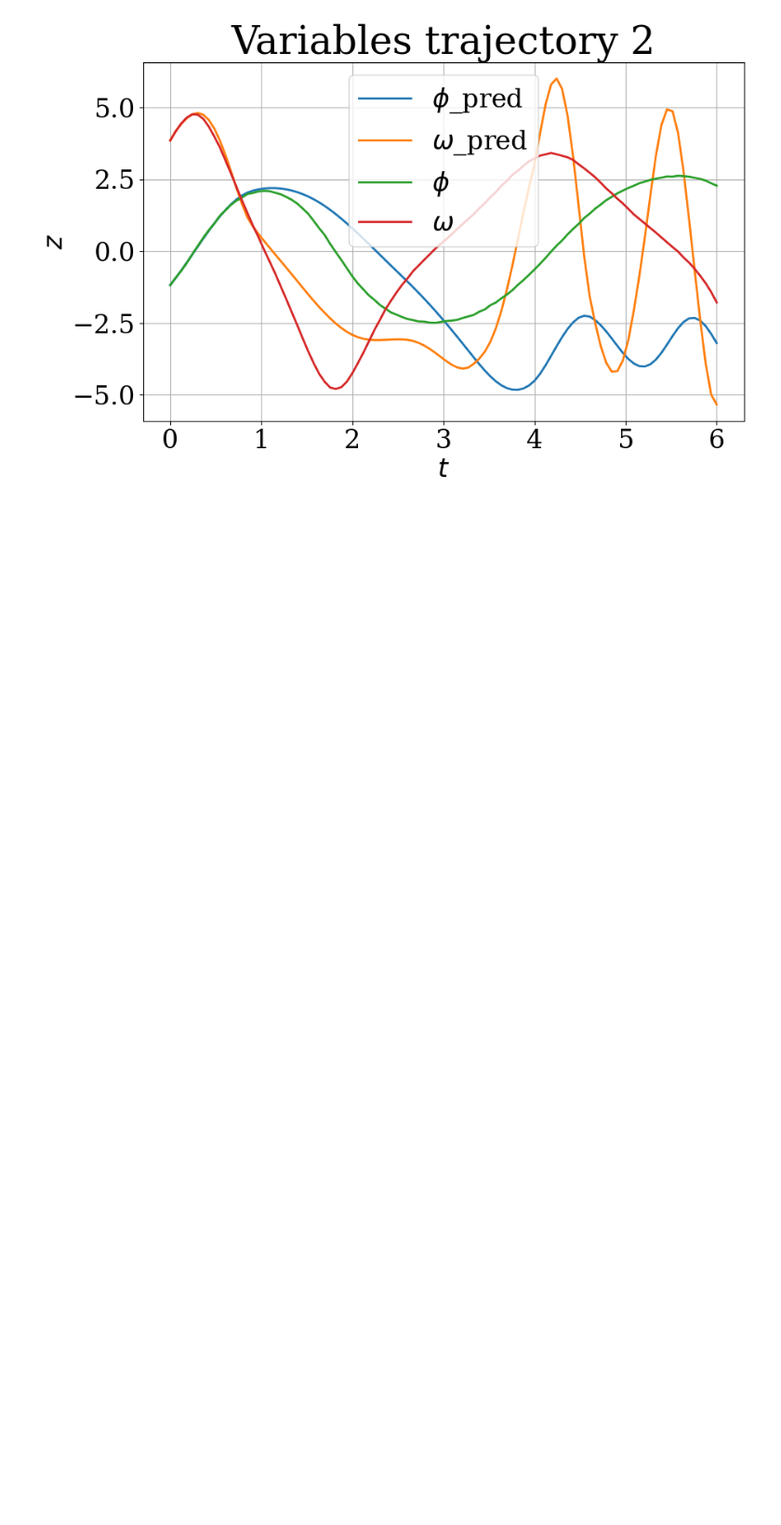
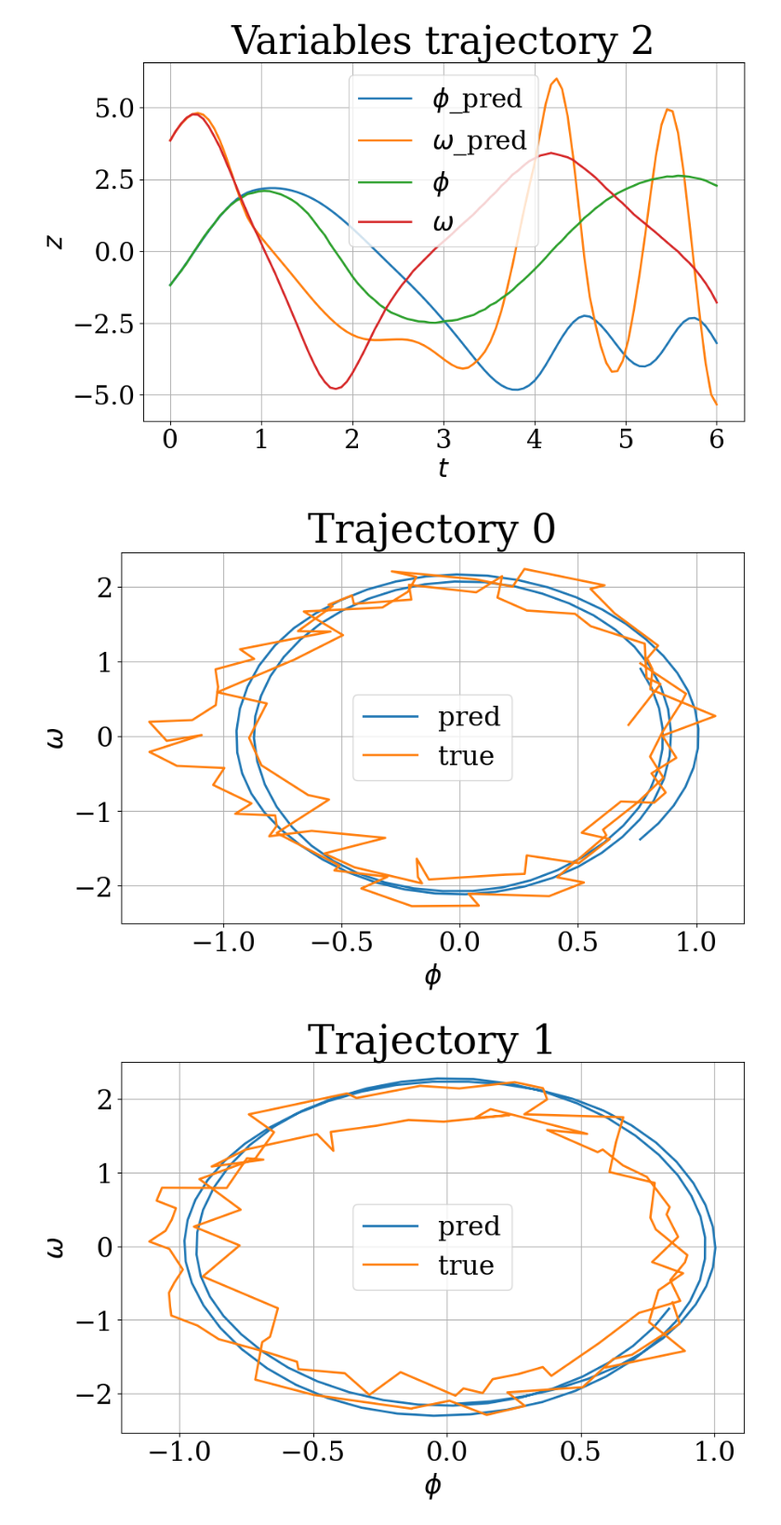
Before and after one commit to intsystems/2025-Project-186, a Jupyter notebook: experiments/pendulum/experiment.ipynb, the cells around one changed output. Shown at 93% size. Cells and saved outputs as stored; diff of their text form; code cells hidden in the pictures; blank space fills up the shorter version.

```diff
--- a/experiments/pendulum/experiment.ipynb
+++ b/experiments/pendulum/experiment.ipynb
@@ -219,3 +225,18 @@ for i in range(num_trajectories) | take(3):
 [figure]
 [figure]
 [figure]
+# %%
+for i in range(num_trajectories) | take(3):
+    fig, ax = plt.subplots(figsize=(10, 6))
+
+    ax.plot(pred[i, :, 0].numpy(), pred[i, :, 1].numpy(), label="pred")
+    ax.plot(trajectories[i, :, 0].numpy(), trajectories[i, :, 1].numpy(), label="true")
+
+    ax.legend()
+    ax.grid(True)
+    ax.set_title(f"Trajectory {i}")
+    ax.set_ylabel(r"$\omega$")
+    ax.set_xlabel(r"$\phi$");
+# %% [output]
+[figure, added]
+[figure, added]
```
Also changed, not shown: parts of 11 cells of this notebook, 2 other files.
